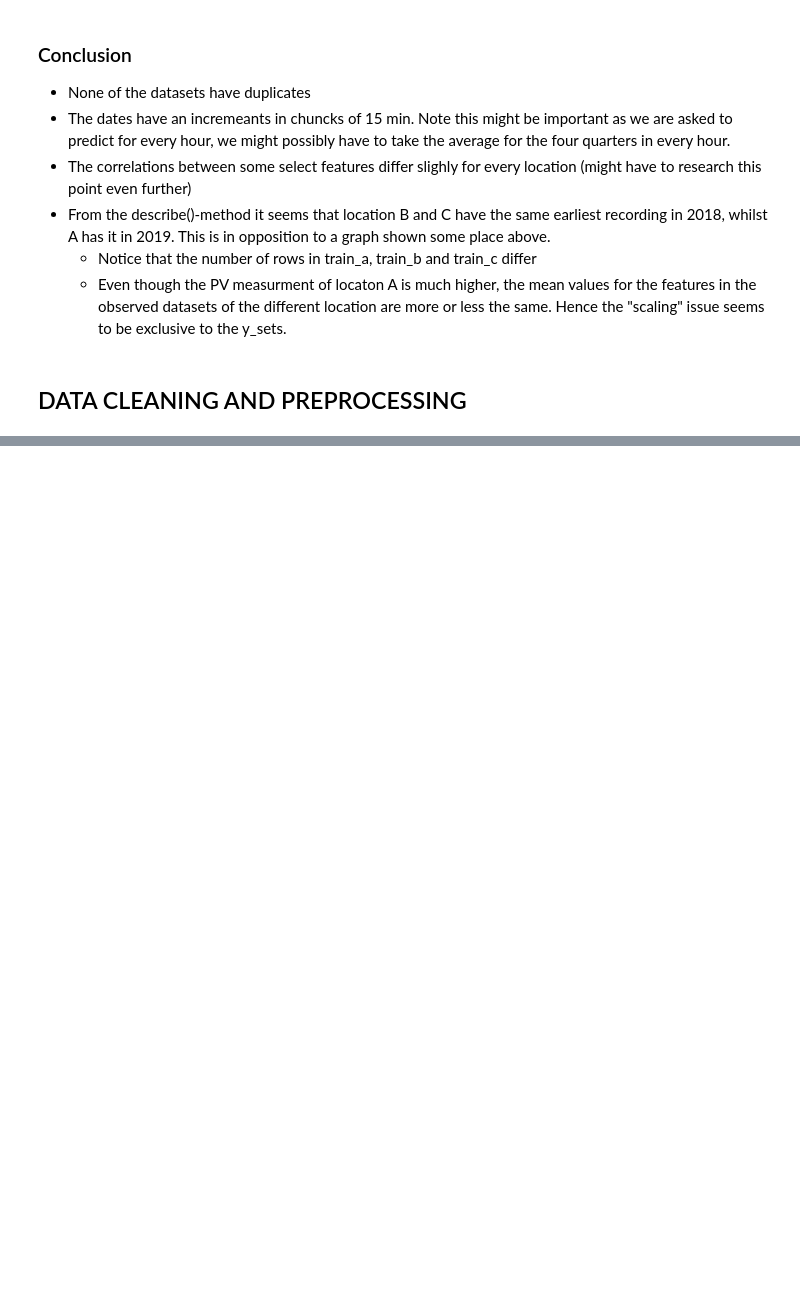
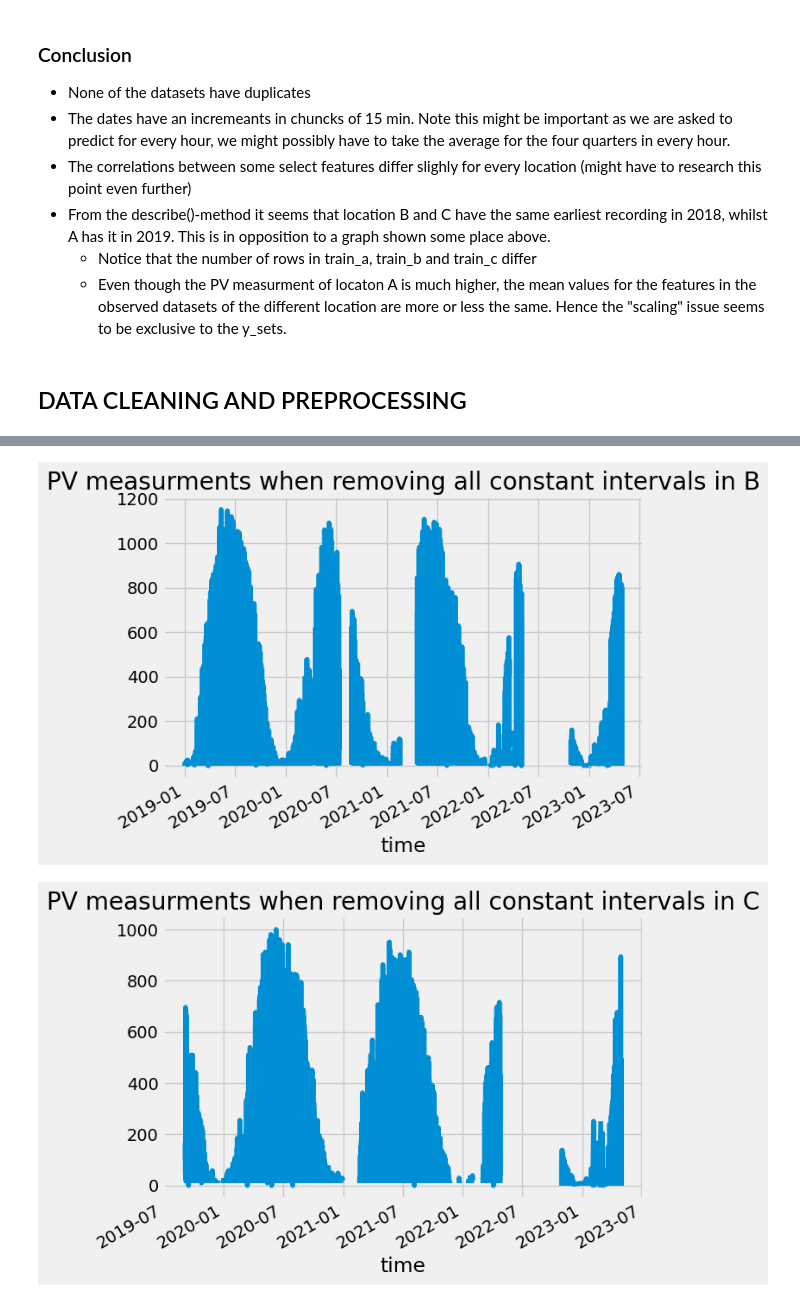
Before and after one commit to simenstang/TDT4173, a Jupyter notebook: data/long_notebook/Long_notebook.ipynb, the cells around one changed output, grey strips where cells are left out. Cells and saved outputs as stored; diff of their text form; code cells hidden in the pictures; blank space fills up the shorter version.

```diff
--- a/data/long_notebook/Long_notebook.ipynb
+++ b/data/long_notebook/Long_notebook.ipynb
@@ -343,7 +347,7 @@ observed = True
 if observed: csv_filename = '../' + location + "/sorted_feature_correlations_" + location + "_observed.csv"
 else: csv_filename = '../' + location + "/sorted_feature_correlations_" + location + "_estimated.csv"
 
-df = pd.read_csv(csv_filename)
+df_csv = pd.read_csv(csv_filename)
 # %% [markdown]
 When looking at the average correlation of the features (ranked in the absolute value of the correlation) for all the locations we can state the following:
 
@@ -384,8 +388,8 @@ avg_correlation.sort_values(by='Correlation', key=abs, ascending=False).head(10)
 # %%
 # Outputs top features with the highest correlations when INCLUDING HOUR AND MONTH
 
-df = pd.read_csv(csv_filename)
-df.head(10)
+df_csv = pd.read_csv(csv_filename)
+df_csv.head(10)
 # %% [output]
 |  | Feature | Hour | Month | Correlation |
 | 0 | clear_sky_energy_1h:J | 8 | 11 | 0.830680 |
@@ -406,15 +410,15 @@ df.head(10)
 # %%
 # The most highly correlated value for EVERY MONTH
 
-df['Month'] = pd.Categorical(df['Month'], categories=df['Month'].unique(), ordered=True)
+df_csv['Month'] = pd.Categorical(df['Month'], categories=df['Month'].unique(), ordered=True)
 max_corr_rows = pd.DataFrame()
 
-for month in df['Month'].cat.categories:
-    monthly_data = df[df['Month'] == month]
+for month in df_csv['Month'].cat.categories:
+    monthly_data = df_csv[df_csv['Month'] == month]
 
     max_corr_idx = monthly_data['Correlation'].idxmax()
 
-    max_corr_rows = pd.concat([max_corr_rows, df.loc[[max_corr_idx]]], ignore_index=True)
+    max_corr_rows = pd.concat([max_corr_rows, df_csv.loc[[max_corr_idx]]], ignore_index=True)
 
 # Sort max_corr_rows by the 'Month' column
 max_corr_rows['Month'] = max_corr_rows['Month'].astype(int)  # Ensure 'Month' is an integer type for proper sorting
@@ -770,0 +840,18 @@ table
+# %%
+all_y = [train_a, train_b, train_c]
+labels = ['A', 'B', 'C']
+
+table = {}
+
+i = 0
+for y in all_y:
+    loc, intervals = labels[i], find_repeated_rows(y)
+    if isinstance(intervals[0], (int, float)):
+        intervals = np.asarray(intervals, dtype=float)
+    intervals = list(intervals) + [np.nan] * (1421 - len(intervals))
+    table[loc] = intervals
+    print("The largest interval for", loc, intervals[0])
+    i += 1
+
+table = pd.DataFrame(table)
+table.head()
@@ -770,0 +868,15 @@ table
+# %%
+i = 1
+for y in all_y[1:]:
+    loc, intervals = labels[i], find_repeated_rows(y)
+    for start, end in intervals:
+        for row_index in range(start, end + 1):
+            y.at[row_index, 'pv_measurement'] = np.nan
+
+    test = y.set_index('time')
+    test['pv_measurement'].plot(title="PV measurments when removing all constant intervals in " + loc)
+    plt.show()
+    i += 1
+# %% [output]
+[figure, added]
+[figure, added]
```
Also changed, not shown: parts of 40 cells of this notebook.
